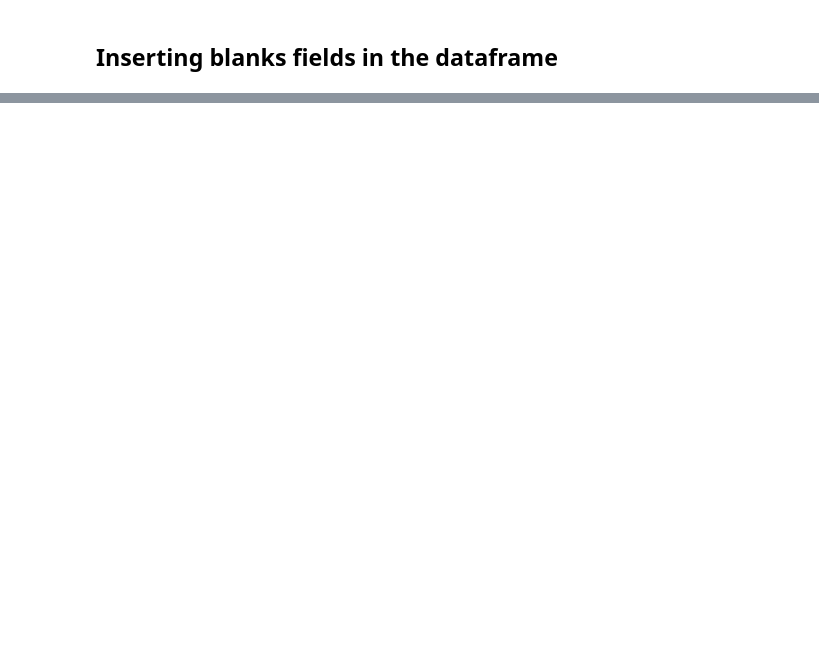
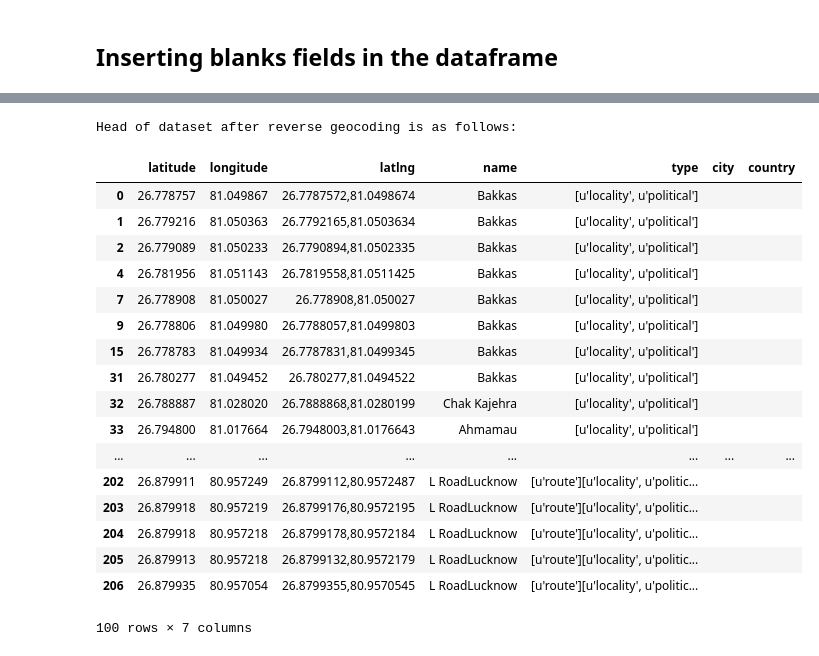
Before and after one commit to guptashivam27/Explorify, a Jupyter notebook: Explorify - A Location Recommender.ipynb, the cells around one changed output, grey strips where cells are left out. Cells and saved outputs as stored; diff of their text form; code cells hidden in the pictures; blank space fills up the shorter version.

```diff
--- a/Explorify - A Location Recommender.ipynb
+++ b/Explorify - A Location Recommender.ipynb
@@ -60,16 +168,34 @@ df['country'] = ''
 # %%
-def reverse_geocode(latlng):
+rows = df.shape[0]
+radius = 5
+
+for x in range (0, rows):
+    latlng = df.iloc[x][2]
+
     global google_requests_count
     result = {}
 
     if google_requests_count < max_google_requests:
         time.sleep(pause)
         google_requests_count += 1
+
         reverse_geocode_url = 'https://maps.googleapis.com/maps/api/place/nearbysearch/json?location='+latlng+'&radius='+str(radius)+'&key='+api_key
 
         data = requests.get(reverse_geocode_url).json()
 
         if len(data['results']) > 0:
-            result = data['results'][0]
+            result = data['results']
 
-    pp.pprint(result)
+            name = ''
+            types = ''
+
+            for i in range (0, len(result)):
+                name = name + str(result[i]['name'])
+                types = types + str(result[i]['types'])
+
+            print str(google_requests_count)+" "+name+" "+types
+
+            df.iloc[x, 3] = name
+            df.iloc[x, 4] = types
+    else:
+        break
@@ -75,0 +220,23 @@ def reverse_geocode(latlng):
+# %%
+print("Head of dataset after reverse geocoding is as follows: ")
+df.head(100)
+# %% [output]
+Head of dataset after reverse geocoding is as follows:
+|  | latitude | longitude | latlng | name | type | city | country |
+| 0 | 26.778757 | 81.049867 | 26.7787572,81.0498674 | Bakkas | [u'locality', u'political'] |  |  |
+| 1 | 26.779216 | 81.050363 | 26.7792165,81.0503634 | Bakkas | [u'locality', u'political'] |  |  |
+| 2 | 26.779089 | 81.050233 | 26.7790894,81.0502335 | Bakkas | [u'locality', u'political'] |  |  |
+| 4 | 26.781956 | 81.051143 | 26.7819558,81.0511425 | Bakkas | [u'locality', u'political'] |  |  |
+| 7 | 26.778908 | 81.050027 | 26.778908,81.050027 | Bakkas | [u'locality', u'political'] |  |  |
+| 9 | 26.778806 | 81.049980 | 26.7788057,81.0499803 | Bakkas | [u'locality', u'political'] |  |  |
+| 15 | 26.778783 | 81.049934 | 26.7787831,81.0499345 | Bakkas | [u'locality', u'political'] |  |  |
+| 31 | 26.780277 | 81.049452 | 26.780277,81.0494522 | Bakkas | [u'locality', u'political'] |  |  |
+| 32 | 26.788887 | 81.028020 | 26.7888868,81.0280199 | Chak Kajehra | [u'locality', u'political'] |  |  |
+| 33 | 26.794800 | 81.017664 | 26.7948003,81.0176643 | Ahmamau | [u'locality', u'political'] |  |  |
+| ... | ... | ... | ... | ... | ... | ... | ... |
+| 202 | 26.879911 | 80.957249 | 26.8799112,80.9572487 | L RoadLucknow | [u'route'][u'locality', u'politic... |  |  |
+| 203 | 26.879918 | 80.957219 | 26.8799176,80.9572195 | L RoadLucknow | [u'route'][u'locality', u'politic... |  |  |
+| 204 | 26.879918 | 80.957218 | 26.8799178,80.9572184 | L RoadLucknow | [u'route'][u'locality', u'politic... |  |  |
+| 205 | 26.879913 | 80.957218 | 26.8799132,80.9572179 | L RoadLucknow | [u'route'][u'locality', u'politic... |  |  |
+| 206 | 26.879935 | 80.957054 | 26.8799355,80.9570545 | L RoadLucknow | [u'route'][u'locality', u'politic... |  |  |
+100 rows × 7 columns
```
Also changed, not shown: parts of 17 cells of this notebook.
